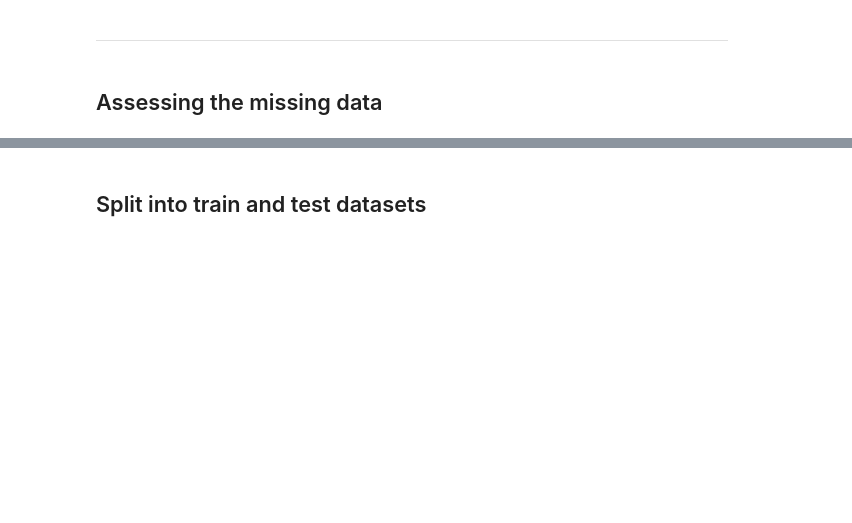
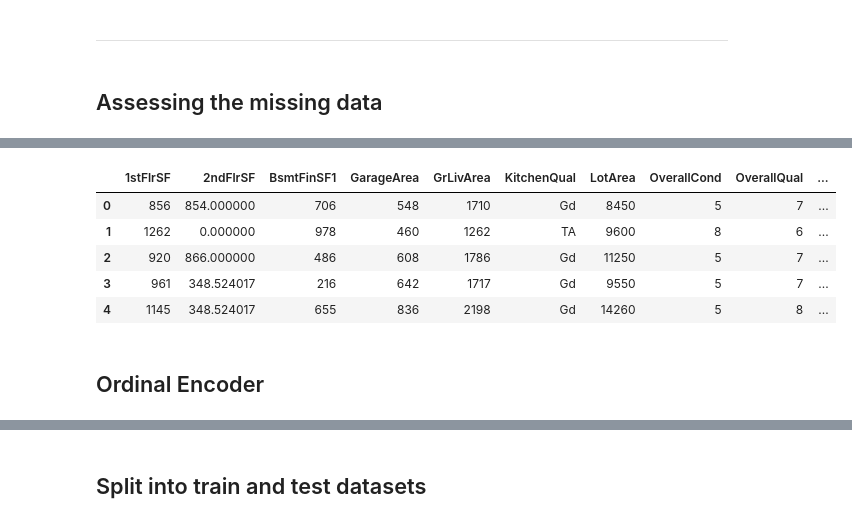
Before and after one commit to BjornBishop/PP5-ML, a Jupyter notebook: jupyter_notebooks/3.DataCleaning.ipynb, the cells around one changed output, grey strips where cells are left out. Drawn from its saved outputs; the diff is of its cells as text; code cells hidden in the pictures; blank space fills up the shorter version.

```diff
--- a/jupyter_notebooks/3.DataCleaning.ipynb
+++ b/jupyter_notebooks/3.DataCleaning.ipynb
@@ -165,0 +276,11 @@ EvaluateMissingData(df)
+# %%
+Cleaned_data.head()
+# %% [output]
+|  | 1stFlrSF | 2ndFlrSF | BsmtFinSF1 | GarageArea | GrLivArea | KitchenQual | LotArea | OverallCond | OverallQual | ... |
+| 0 | 856 | 854.000000 | 706 | 548 | 1710 | Gd | 8450 | 5 | 7 | ... |
+| 1 | 1262 | 0.000000 | 978 | 460 | 1262 | TA | 9600 | 8 | 6 | ... |
+| 2 | 920 | 866.000000 | 486 | 608 | 1786 | Gd | 11250 | 5 | 7 | ... |
+| 3 | 961 | 348.524017 | 216 | 642 | 1717 | Gd | 9550 | 5 | 7 | ... |
+| 4 | 1145 | 348.524017 | 655 | 836 | 2198 | Gd | 14260 | 5 | 8 | ... |
+# %% [markdown]
+## Ordinal Encoder
```
Also changed, not shown: parts of 30 cells of this notebook, 4 other files.
